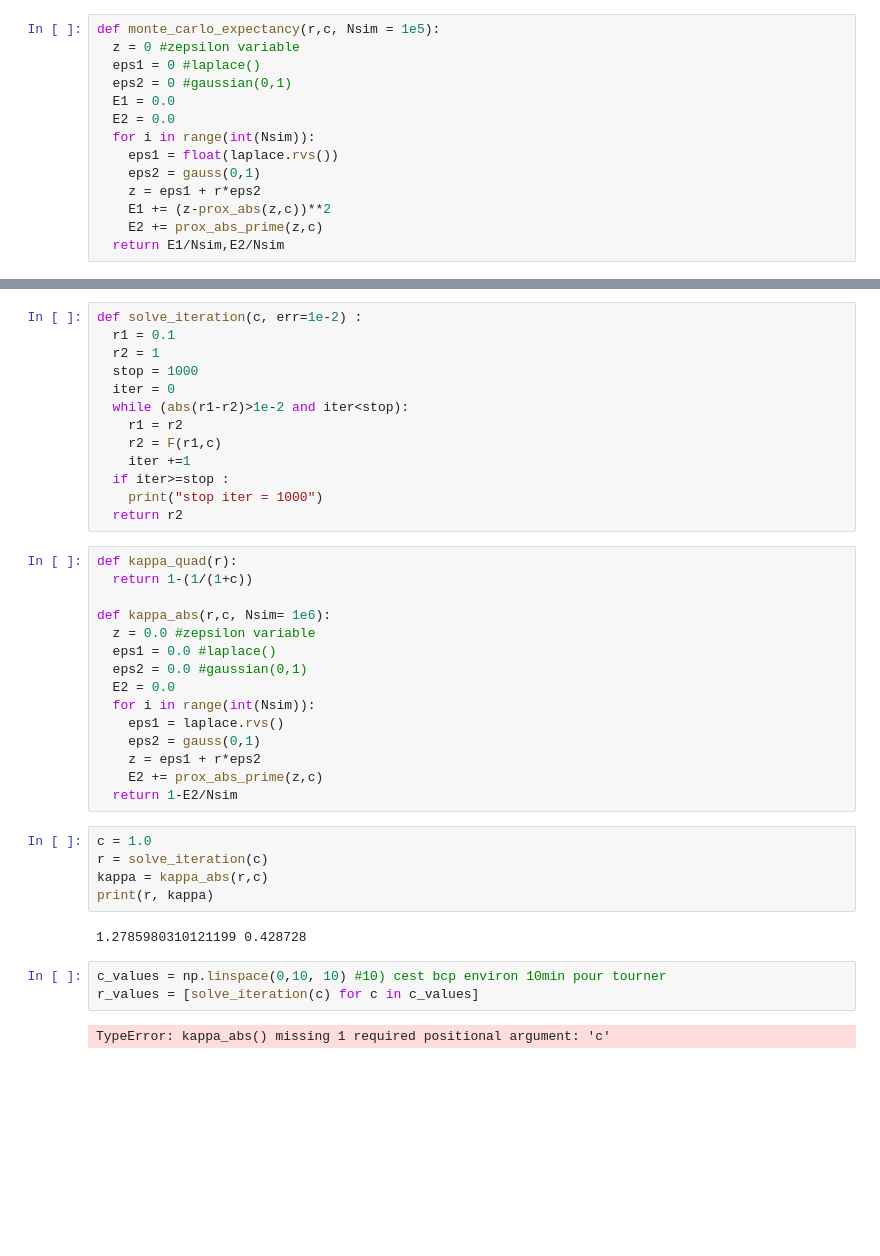
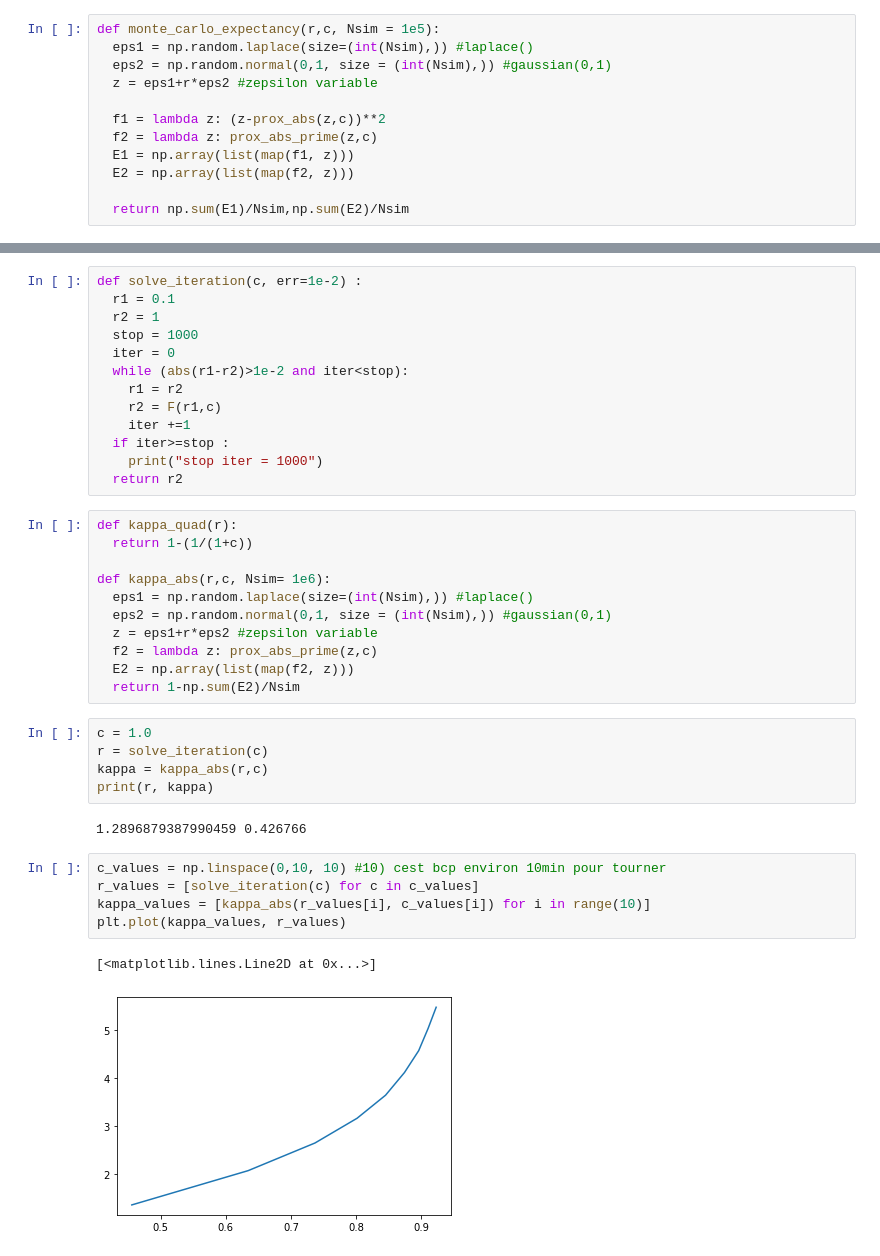
Before and after one commit to audreygossard/HISTAT, a Jupyter notebook: HISTAT_project_4.ipynb, the cells around one changed output, grey strips where cells are left out. Drawn from its saved outputs; the diff is of its cells as text; blank space fills up the shorter version.

```diff
--- a/HISTAT_project_4.ipynb
+++ b/HISTAT_project_4.ipynb
@@ -190,18 +190,16 @@ from math import sqrt
 from scipy.stats import laplace
 # %%
 def monte_carlo_expectancy(r,c, Nsim = 1e5):
-  z = 0 #zepsilon variable
-  eps1 = 0 #laplace()
-  eps2 = 0 #gaussian(0,1)
-  E1 = 0.0
-  E2 = 0.0
-  for i in range(int(Nsim)):
-    eps1 = float(laplace.rvs())
-    eps2 = gauss(0,1)
-    z = eps1 + r*eps2
-    E1 += (z-prox_abs(z,c))**2
-    E2 += prox_abs_prime(z,c)
-  return E1/Nsim,E2/Nsim
+  eps1 = np.random.laplace(size=(int(Nsim),)) #laplace()
+  eps2 = np.random.normal(0,1, size = (int(Nsim),)) #gaussian(0,1)
+  z = eps1+r*eps2 #zepsilon variable
+
+  f1 = lambda z: (z-prox_abs(z,c))**2
+  f2 = lambda z: prox_abs_prime(z,c)
+  E1 = np.array(list(map(f1, z)))
+  E2 = np.array(list(map(f2, z)))
+
+  return np.sum(E1)/Nsim,np.sum(E2)/Nsim
 # %%
 def F(r, c):
   E1, E2 = monte_carlo_expectancy(r,c)
@@ -224,25 +222,24 @@ def kappa_quad(r):
   return 1-(1/(1+c))
 
 def kappa_abs(r,c, Nsim= 1e6):
-  z = 0.0 #zepsilon variable
-  eps1 = 0.0 #laplace()
-  eps2 = 0.0 #gaussian(0,1)
-  E2 = 0.0
-  for i in range(int(Nsim)):
-    eps1 = laplace.rvs()
-    eps2 = gauss(0,1)
-    z = eps1 + r*eps2
-    E2 += prox_abs_prime(z,c)
-  return 1-E2/Nsim
+  eps1 = np.random.laplace(size=(int(Nsim),)) #laplace()
+  eps2 = np.random.normal(0,1, size = (int(Nsim),)) #gaussian(0,1)
+  z = eps1+r*eps2 #zepsilon variable
+  f2 = lambda z: prox_abs_prime(z,c)
+  E2 = np.array(list(map(f2, z)))
+  return 1-np.sum(E2)/Nsim
 # %%
 c = 1.0
 r = solve_iteration(c)
 kappa = kappa_abs(r,c)
 print(r, kappa)
 # %% [output]
-1.2785980310121199 0.428728
+1.2896879387990459 0.426766
 # %%
 c_values = np.linspace(0,10, 10) #10) cest bcp environ 10min pour tourner
 r_values = [solve_iteration(c) for c in c_values]
+kappa_values = [kappa_abs(r_values[i], c_values[i]) for i in range(10)]
+plt.plot(kappa_values, r_values)
 # %% [output]
-TypeError: kappa_abs() missing 1 required positional argument: 'c'
+[<matplotlib.lines.Line2D at 0x...>]
+[figure, added]
```
Also changed, not shown: parts of 3 cells of this notebook.
